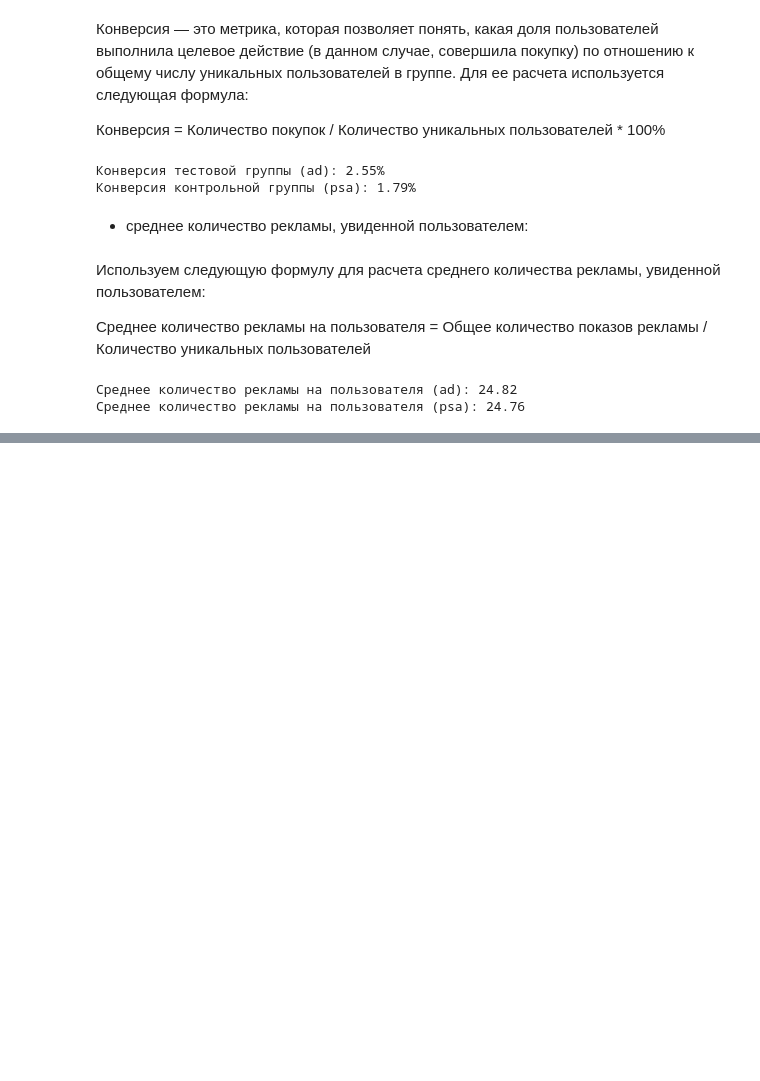
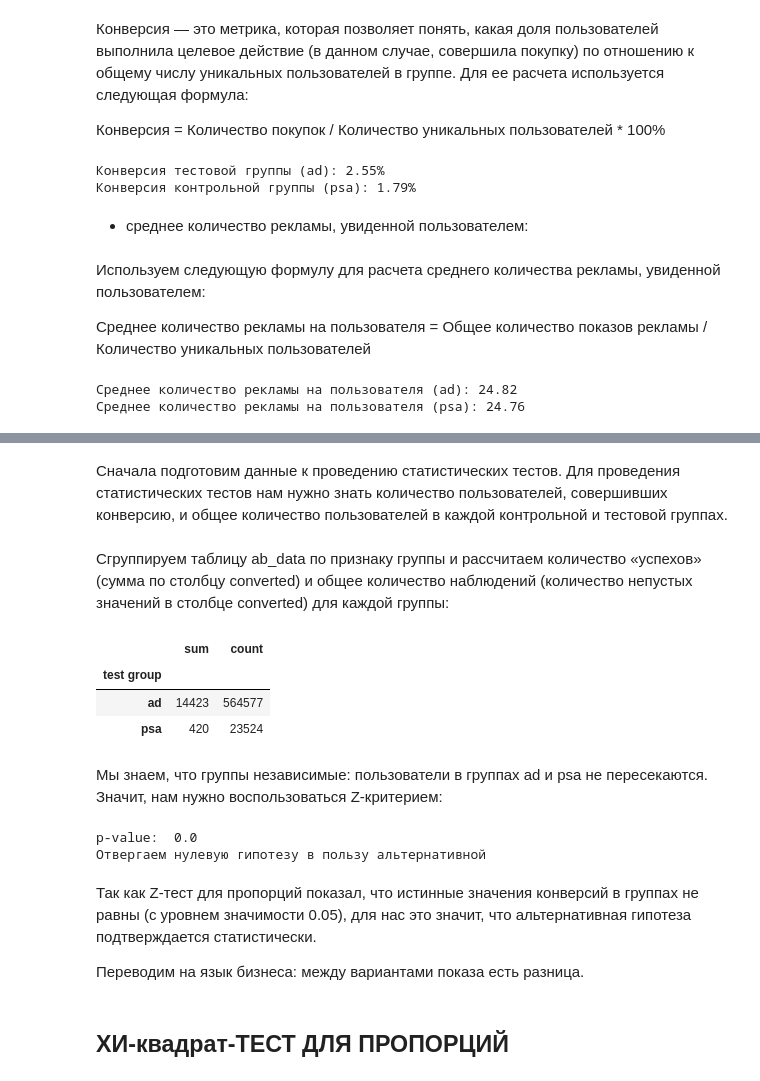
Before and after one commit to lastinm/ml_hw_notebooks, a Jupyter notebook: Бизнес_применение_машинного_обучения_Итоговый_проект.ipynb, the cells around one changed output, grey strips where cells are left out. Cells and saved outputs as stored; diff of their text form; code cells hidden in the pictures; blank space fills up the shorter version.

```diff
--- a/Бизнес_применение_машинного_обучения_Итоговый_проект.ipynb
+++ b/Бизнес_применение_машинного_обучения_Итоговый_проект.ipynb
@@ -229,0 +247,16 @@ print(f"Среднее количество рекламы на пользова
+# %% [markdown]
+Сначала подготовим данные к проведению статистических тестов. Для проведения статистических тестов нам нужно знать количество пользователей, совершивших конверсию, и общее количество пользователей в каждой контрольной и тестовой группах.
+# %% [markdown]
+Cгруппируем таблицу ab_data по признаку группы и рассчитаем количество «успехов» (сумма по столбцу converted) и общее количество наблюдений (количество непустых значений в столбце converted) для каждой группы:
+# %%
+converted_piv= ab_data.groupby('test group', observed=False)['converted'].agg(
+    ['sum', 'count']
+)
+display(converted_piv)
+# %% [output]
+|  | sum | count |
+| test group |  |  |
+| ad | 14423 | 564577 |
+| psa | 420 | 23524 |
+# %% [markdown]
+Мы знаем, что группы независимые: пользователи в группах ad и psa не пересекаются. Значит, нам нужно воспользоваться Z-критерием:
@@ -229,0 +265,24 @@ print(f"Среднее количество рекламы на пользова
+# %%
+alpha = 0.05 # уровень значимости
+# вычисляем значение p-value для z-теста для пропорций
+_, p_value = proportions_ztest(
+    count=converted_piv['sum'], #число «успехов»
+    nobs=converted_piv['count'], #общее число наблюдений
+    alternative='two-sided',
+)
+# выводим результат на экран
+print('p-value: ', round(p_value, 10))
+# сравниваем полученное p-value с уровнем значимости
+if (p_value <= alpha):
+    print("Отвергаем нулевую гипотезу в пользу альтернативной")
+else:
+    print("У нас нет оснований отвергнуть нулевую гипотезу")
+# %% [output]
+p-value:  0.0
+Отвергаем нулевую гипотезу в пользу альтернативной
+# %% [markdown]
+Так как Z-тест для пропорций показал, что истинные значения конверсий в группах не равны (с уровнем значимости 0.05), для нас это значит, что альтернативная гипотеза подтверждается статистически.
+
+Переводим на язык бизнеса: между вариантами показа есть разница.
+# %% [markdown]
+## ХИ-квадрат-ТЕСТ ДЛЯ ПРОПОРЦИЙ
```
Also changed, not shown: parts of 23 cells of this notebook.
